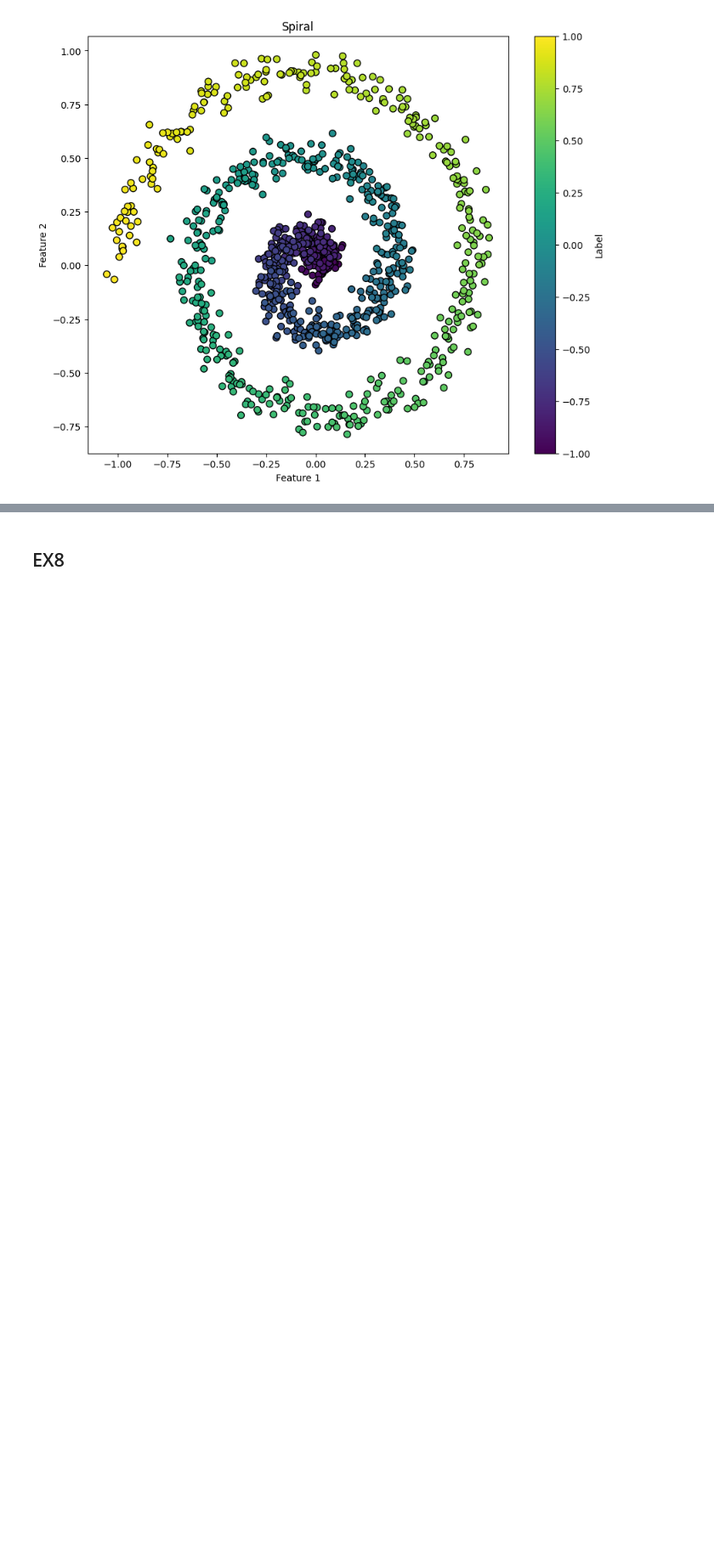
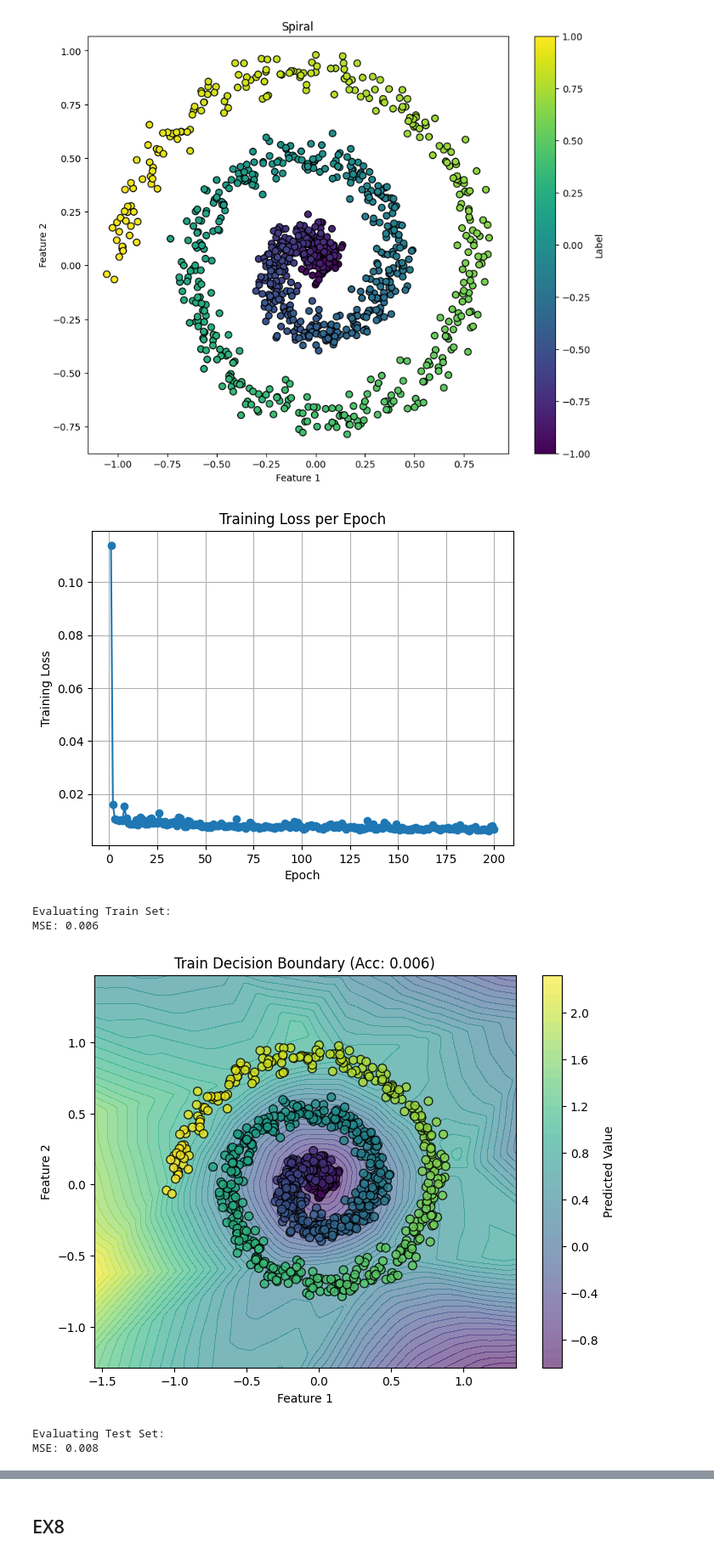
Before and after one commit to billetr/deep-learning-assignment1, a Jupyter notebook: 3functions.ipynb, the cells around one changed output, grey strips where cells are left out. Shown at 85% size. Drawn from its saved outputs; the diff is of its cells as text; code cells hidden in the pictures; blank space fills up the shorter version.

```diff
--- a/3functions.ipynb
+++ b/3functions.ipynb
@@ -1085,0 +1097,66 @@ plot_spiral(X_train, y_train)
+# %%
+### Your code goes here ####
+### Your code goes here ####
+
+# What did I do? or should do to switch to regression instead of classification?
+## change the preprocess tensor Y to a float
+## Change the loss function to MSE (that works with regression problems)
+## Change the output of the NN to 1 diamention
+## Plot base on those changes
+
+### Your code goes here ####
+
+# 1. Preprocessing
+train_loader, test_loader, input_dim = preprocess(X_train, y_train, X_test, y_test)
+
+# 2. Define the Model
+class MLP(nn.Module):
+    def __init__(self, input_dim, hidden_dim):
+        super(MLP, self).__init__()
+        # Layer 1: Expansion
+        self.layer1 = nn.Linear(input_dim, hidden_dim)
+        # Activation: The Hinge/Curve creator
+        self.activation = nn.ReLU()
+        # Layer 2: Compression/Classification
+        self.layer2 = nn.Linear(hidden_dim, 1)
+
+    def forward(self, x):
+        # Pass the bucket down the line
+        out = self.layer1(x)
+        out = self.activation(out)
+        out = self.layer2(out)
+        return out
+
+# init MLP
+model = MLP(input_dim,128)
+
+# Define the Loss Function (The Siren)
+criterion = nn.MSELoss()
+
+# Define the Optimizer (The Tool)
+# We pass the ACTUAL knobs (parameters), not just the size (hidden_dim)
+optimizer = optim.Adam(model.parameters(), lr=0.01)
+
+#3. Train the model
+model, losses = train_model(model, train_loader, criterion, optimizer, num_epochs=200, device=None)
+
+# 6. Plot Loss
+plot_training_loss(losses)
+
+# 7. Evaluate
+print("Evaluating Train Set:")
+train_acc = evaluate_accuracy(model, train_loader)
+plot_decision_boundary(model, X_train, y_train,
+                       title=f"Train Decision Boundary (Acc: {train_acc:.3f})")
+
+print("\nEvaluating Test Set:")
+test_acc = evaluate_accuracy(model, test_loader)
+plot_decision_boundary(model, X_test, y_test,
+                       title=f"Test Decision Boundary (Acc: {test_acc:.3f})")
+# %% [output]
+[figure, added]
+Evaluating Train Set:
+MSE: 0.006
+[figure, added]
+Evaluating Test Set:
+MSE: 0.008
```
Also changed, not shown: parts of 5 cells of this notebook.
